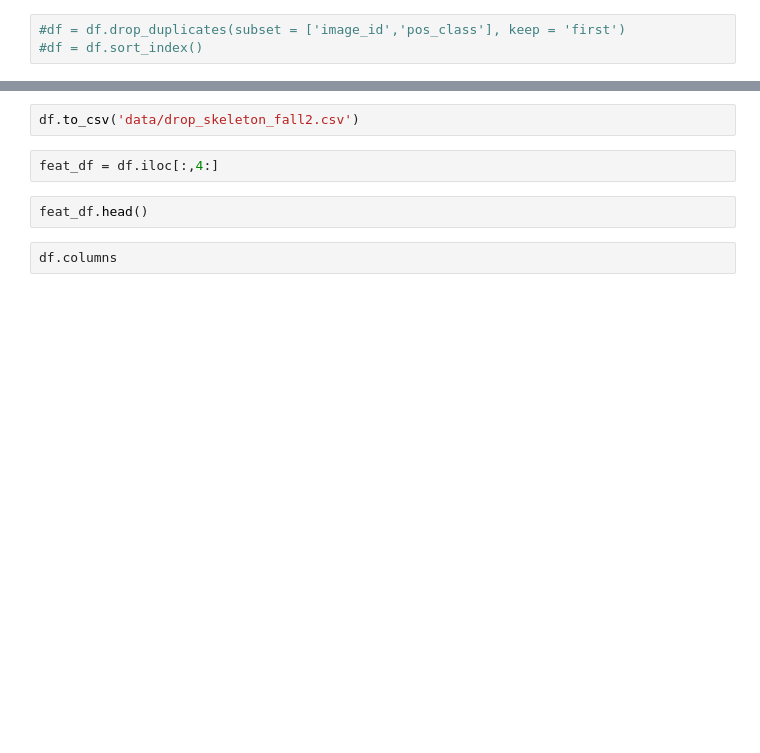
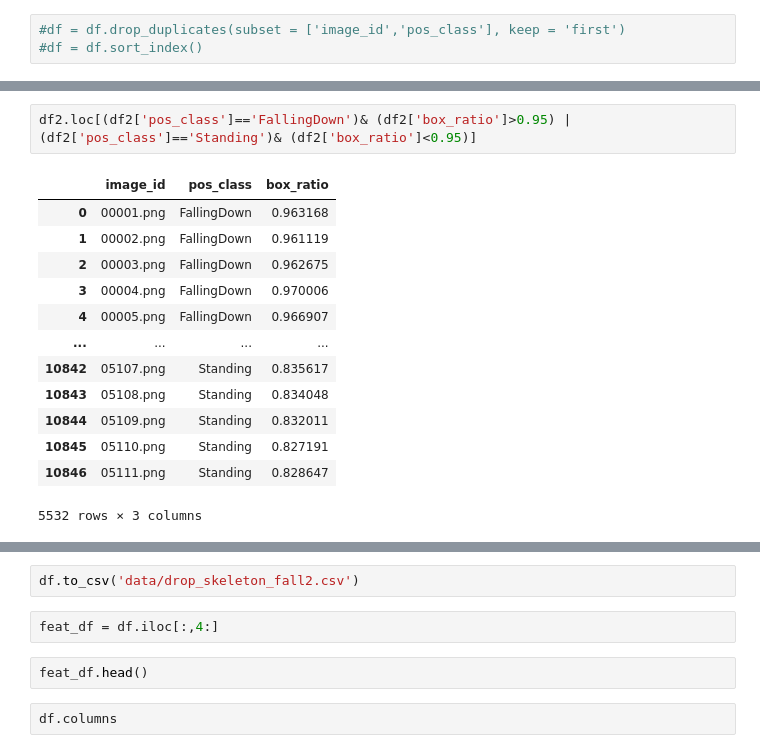
Before and after one commit to rashidch/View-Invariant-Framework-for-Human-Fall-Detection, a Jupyter notebook: train/joints data analysis.ipynb, the cells around one changed output, grey strips where cells are left out. Drawn from its saved outputs; the diff is of its cells as text; blank space fills up the shorter version.

```diff
--- a/train/joints data analysis.ipynb
+++ b/train/joints data analysis.ipynb
@@ -54,0 +212,16 @@ df.shape
+# %%
+df2.loc[(df2['pos_class']=='FallingDown')& (df2['box_ratio']>0.95) | (df2['pos_class']=='Standing')& (df2['box_ratio']<0.95)]
+# %% [output]
+|  | image_id | pos_class | box_ratio |
+| 0 | 00001.png | FallingDown | 0.963168 |
+| 1 | 00002.png | FallingDown | 0.961119 |
+| 2 | 00003.png | FallingDown | 0.962675 |
+| 3 | 00004.png | FallingDown | 0.970006 |
+| 4 | 00005.png | FallingDown | 0.966907 |
+| ... | ... | ... | ... |
+| 10842 | 05107.png | Standing | 0.835617 |
+| 10843 | 05108.png | Standing | 0.834048 |
+| 10844 | 05109.png | Standing | 0.832011 |
+| 10845 | 05110.png | Standing | 0.827191 |
+| 10846 | 05111.png | Standing | 0.828647 |
+5532 rows × 3 columns
```
Also changed, not shown: parts of 30 cells of this notebook, 22 other files.
